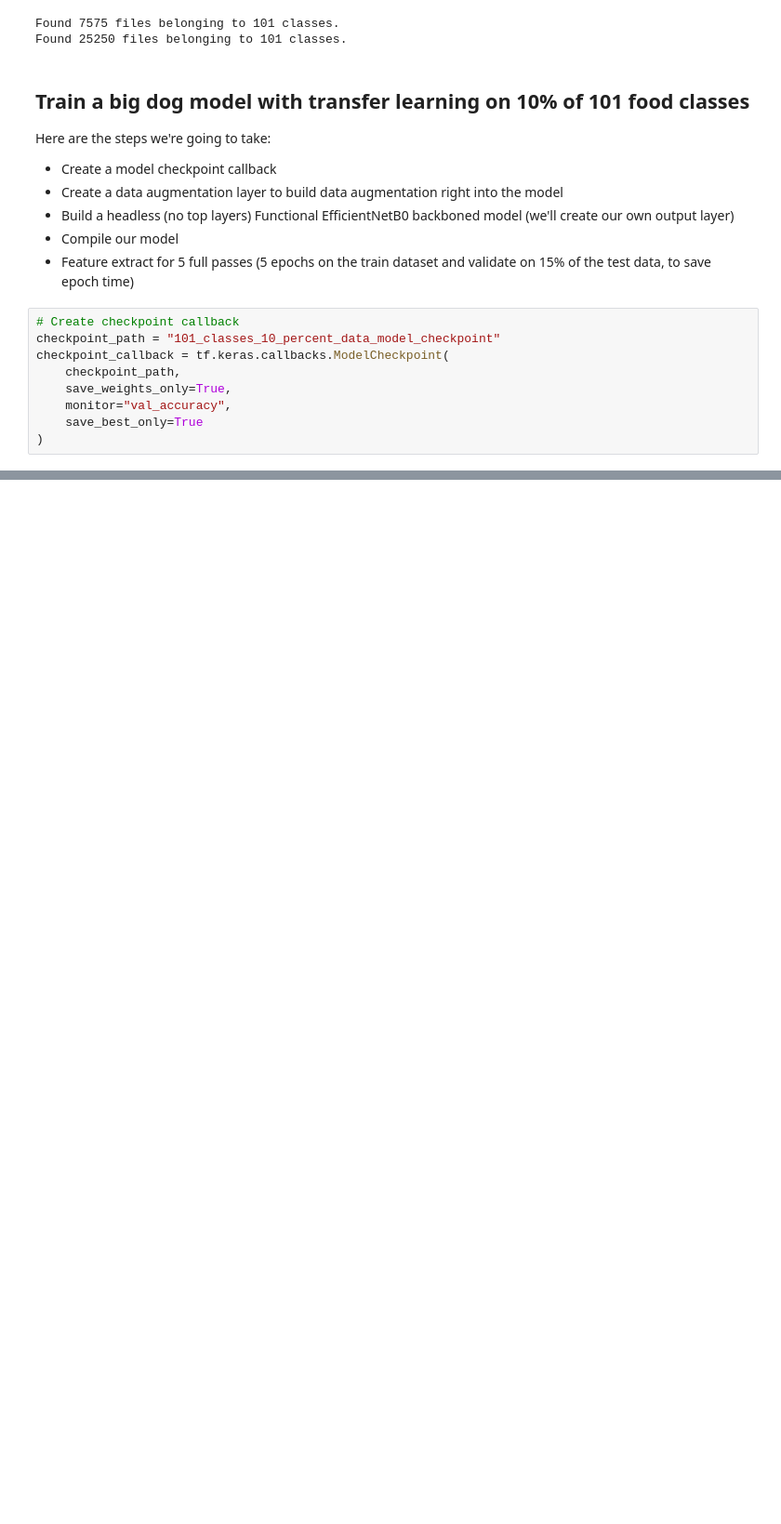
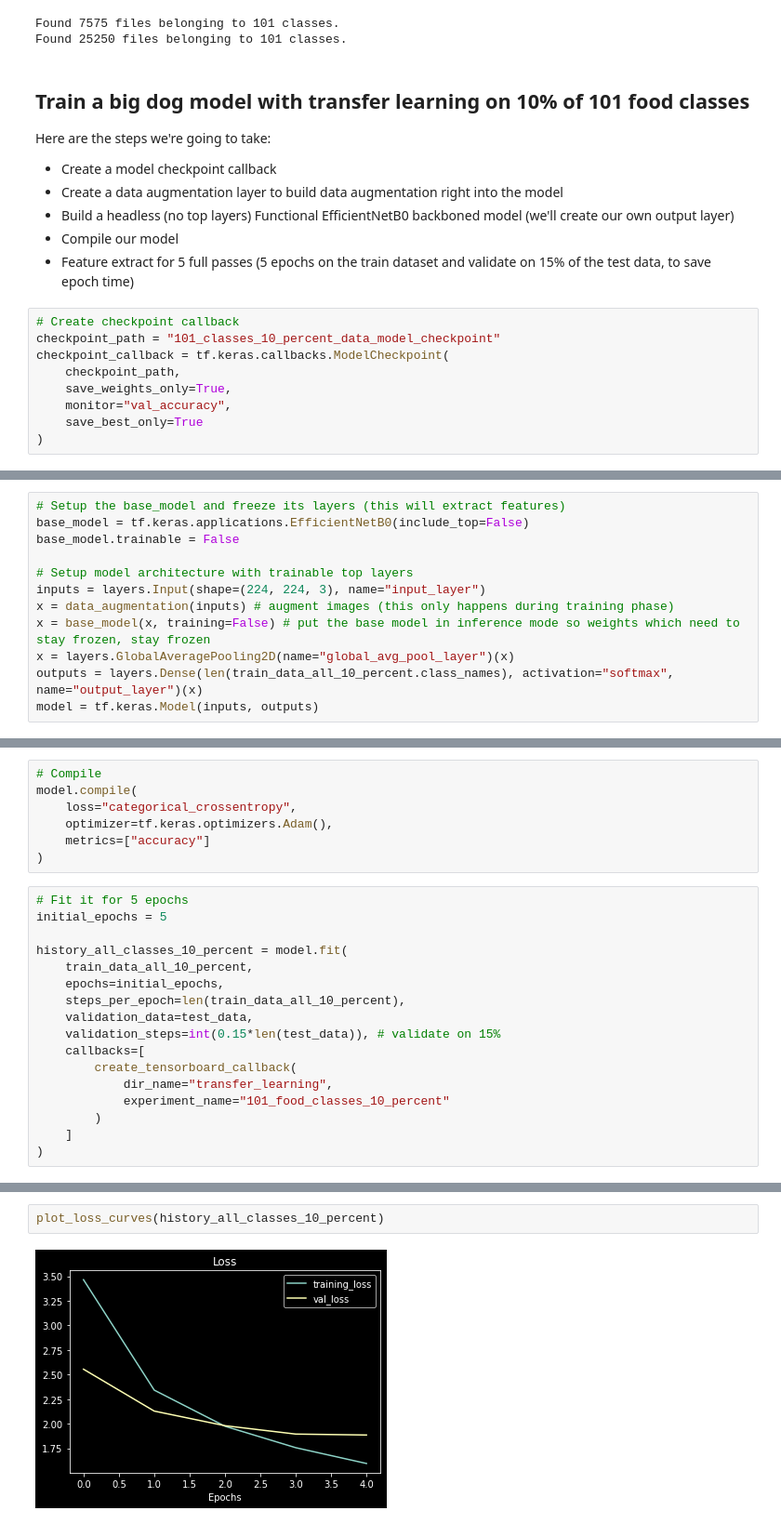
Before and after one commit to gvtsch/Udemy_TensorFlow_Certificate, a Jupyter notebook: 06_transfer_learning_with_TensorFlow_part_3_scaling_up.ipynb, the cells around one changed output, grey strips where cells are left out. Shown at 93% size. Saved outputs shown, nothing was run; the diff lists cells and outputs as text; blank space fills up the shorter version.

```diff
--- a/06_transfer_learning_with_TensorFlow_part_3_scaling_up.ipynb
+++ b/06_transfer_learning_with_TensorFlow_part_3_scaling_up.ipynb
@@ -131,0 +142,12 @@ checkpoint_callback = tf.keras.callbacks.ModelCheckpoint(
+# %%
+# Setup the base_model and freeze its layers (this will extract features)
+base_model = tf.keras.applications.EfficientNetB0(include_top=False)
+base_model.trainable = False
+
+# Setup model architecture with trainable top layers
+inputs = layers.Input(shape=(224, 224, 3), name="input_layer")
+x = data_augmentation(inputs) # augment images (this only happens during training phase)
+x = base_model(x, training=False) # put the base model in inference mode so weights which need to stay frozen, stay frozen
+x = layers.GlobalAveragePooling2D(name="global_avg_pool_layer")(x)
+outputs = layers.Dense(len(train_data_all_10_percent.class_names), activation="softmax", name="output_layer")(x)
+model = tf.keras.Model(inputs, outputs)
@@ -131,0 +176,24 @@ checkpoint_callback = tf.keras.callbacks.ModelCheckpoint(
+# %%
+# Compile
+model.compile(
+    loss="categorical_crossentropy",
+    optimizer=tf.keras.optimizers.Adam(),
+    metrics=["accuracy"]
+)
+# %%
+# Fit it for 5 epochs
+initial_epochs = 5
+
+history_all_classes_10_percent = model.fit(
+    train_data_all_10_percent,
+    epochs=initial_epochs,
+    steps_per_epoch=len(train_data_all_10_percent),
+    validation_data=test_data,
+    validation_steps=int(0.15*len(test_data)), # validate on 15%
+    callbacks=[
+        create_tensorboard_callback(
+            dir_name="transfer_learning",
+            experiment_name="101_food_classes_10_percent"
+        )
+    ]
+)
@@ -131,0 +218,4 @@ checkpoint_callback = tf.keras.callbacks.ModelCheckpoint(
+# %%
+plot_loss_curves(history_all_classes_10_percent)
+# %% [output]
+[figure, added]
```
Also changed, not shown: parts of 10 cells of this notebook.
